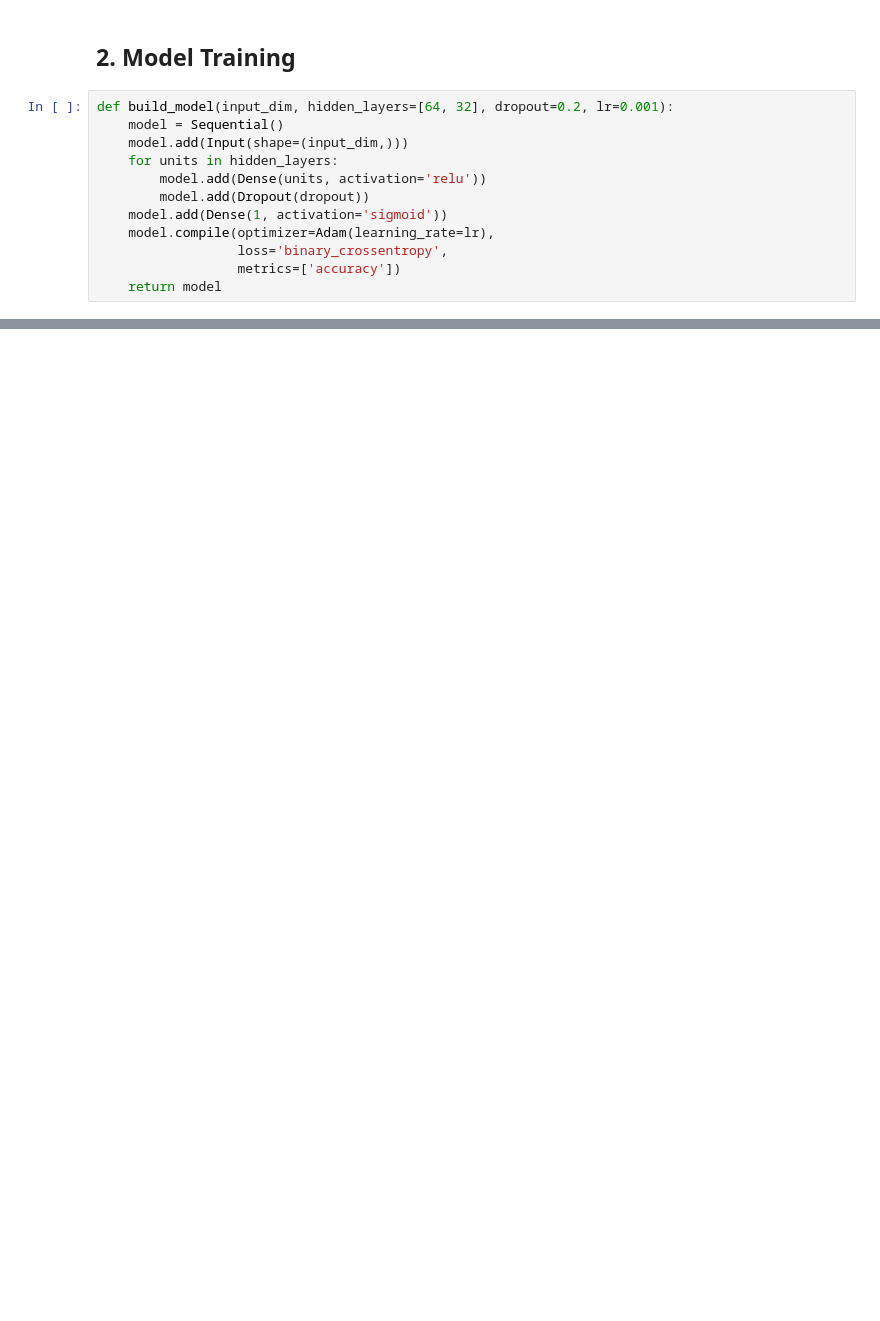
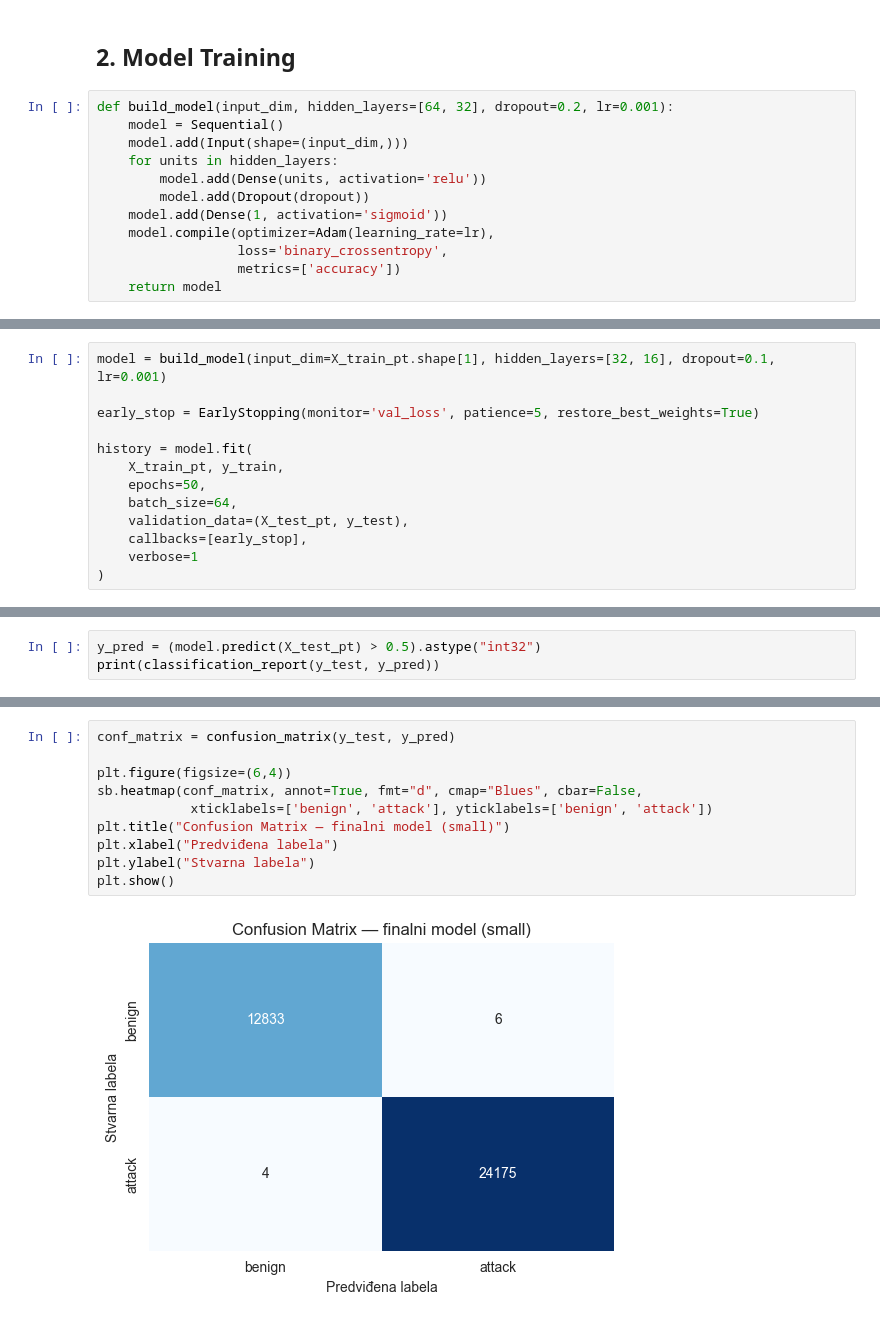
Before and after one commit to alexazivkovic/DNN_DDoS_Detection, a Jupyter notebook: DNN.ipynb, the cells around one changed output, grey strips where cells are left out. Saved outputs shown, nothing was run; the diff lists cells and outputs as text; blank space fills up the shorter version.

```diff
--- a/DNN.ipynb
+++ b/DNN.ipynb
@@ -318,0 +427,13 @@ plt.show()
+# %%
+model = build_model(input_dim=X_train_pt.shape[1], hidden_layers=[32, 16], dropout=0.1, lr=0.001)
+
+early_stop = EarlyStopping(monitor='val_loss', patience=5, restore_best_weights=True)
+
+history = model.fit(
+    X_train_pt, y_train,
+    epochs=50,
+    batch_size=64,
+    validation_data=(X_test_pt, y_test),
+    callbacks=[early_stop],
+    verbose=1
+)
@@ -318,0 +534,3 @@ plt.show()
+# %%
+y_pred = (model.predict(X_test_pt) > 0.5).astype("int32")
+print(classification_report(y_test, y_pred))
@@ -318,0 +547,12 @@ plt.show()
+# %%
+conf_matrix = confusion_matrix(y_test, y_pred)
+
+plt.figure(figsize=(6,4))
+sb.heatmap(conf_matrix, annot=True, fmt="d", cmap="Blues", cbar=False,
+            xticklabels=['benign', 'attack'], yticklabels=['benign', 'attack'])
+plt.title("Confusion Matrix — finalni model (small)")
+plt.xlabel("Predviđena labela")
+plt.ylabel("Stvarna labela")
+plt.show()
+# %% [output]
+[figure, added]
```
Also changed, not shown: parts of 55 cells of this notebook.
